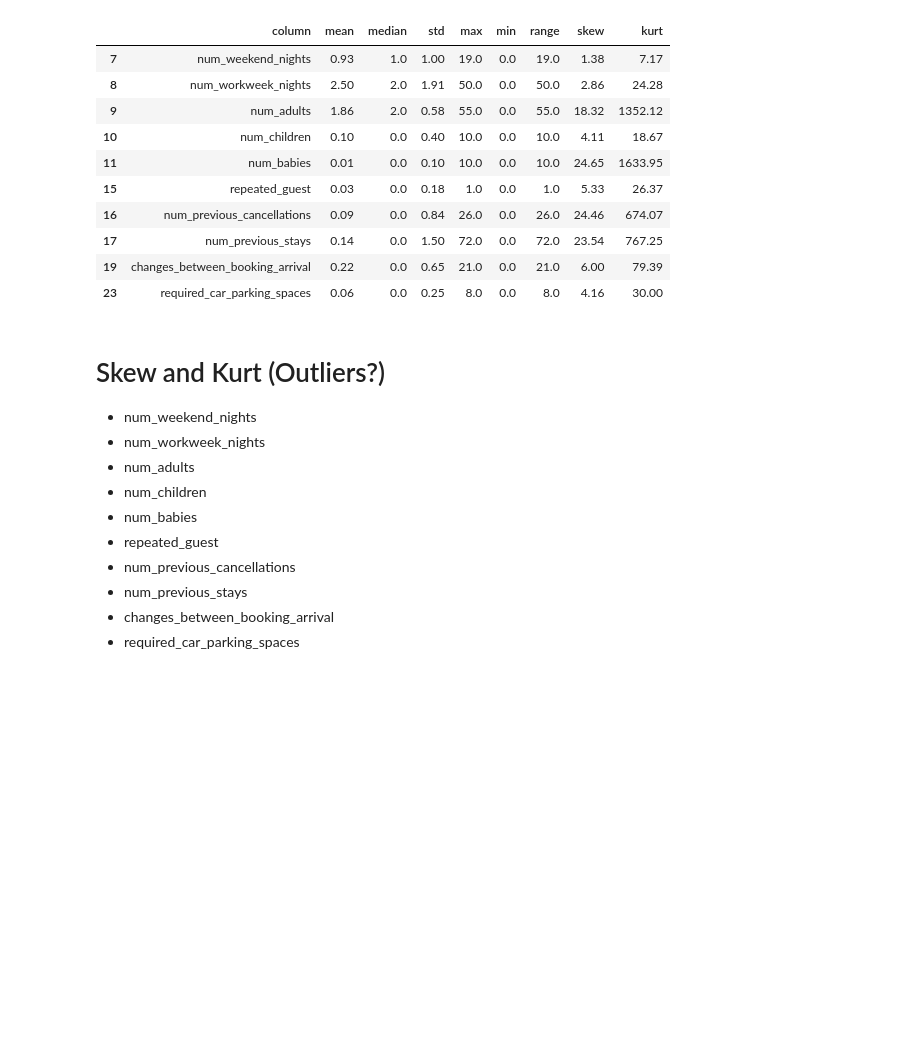
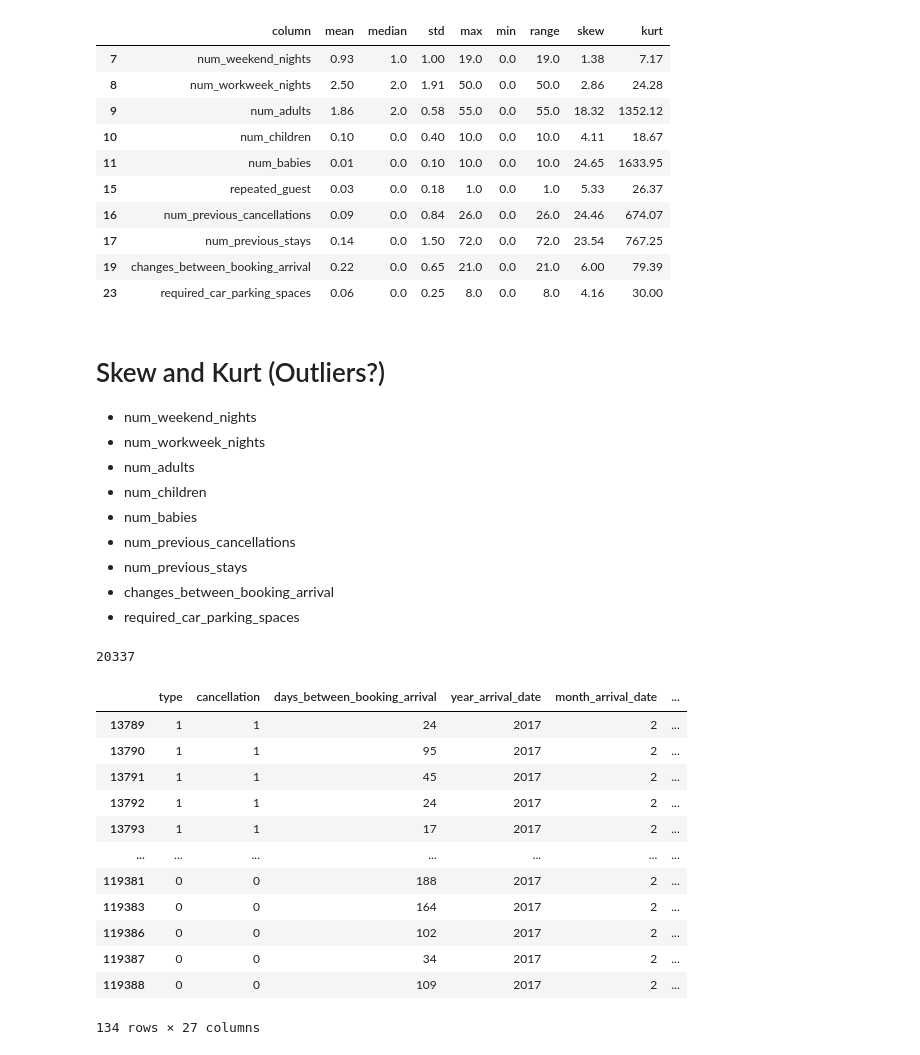
Before and after one commit to danieloda/cancellation_prediction, a Jupyter notebook: cancellation_prediction.ipynb, the cells around one changed output. Drawn from its saved outputs; the diff is of its cells as text; code cells hidden in the pictures; blank space fills up the shorter version.

Commit message:
Initial time series analysis

```diff
--- a/cancellation_prediction.ipynb
+++ b/cancellation_prediction.ipynb
@@ -175,7 +187,6 @@ data_description[(data_description["kurt"] > 3) | (data_description["kurt"] < -3
 - num_adults
 - num_children
 - num_babies
-- repeated_guest
 - num_previous_cancellations
 - num_previous_stays
 - changes_between_booking_arrival
@@ -185,0 +194,22 @@ fig.show()
+# %%
+df[df["year_arrival_date"] == 2016]["cancellation"].sum()
+# %% [output]
+20337
+# %%
+df[(df["year_arrival_date"] == 2017) & (df["month_arrival_date"] == 2) & (df["day_of_month_arrival_date"] == 31)]
+# When trying to create a time series for daily cancellations, found that there are cancellations on february days that dont exist.
+# date 31 in months that end in 30
+# %% [output]
+|  | type | cancellation | days_between_booking_arrival | year_arrival_date | month_arrival_date | ... |
+| 13789 | 1 | 1 | 24 | 2017 | 2 | ... |
+| 13790 | 1 | 1 | 95 | 2017 | 2 | ... |
+| 13791 | 1 | 1 | 45 | 2017 | 2 | ... |
+| 13792 | 1 | 1 | 24 | 2017 | 2 | ... |
+| 13793 | 1 | 1 | 17 | 2017 | 2 | ... |
+| ... | ... | ... | ... | ... | ... | ... |
+| 119381 | 0 | 0 | 188 | 2017 | 2 | ... |
+| 119383 | 0 | 0 | 164 | 2017 | 2 | ... |
+| 119386 | 0 | 0 | 102 | 2017 | 2 | ... |
+| 119387 | 0 | 0 | 34 | 2017 | 2 | ... |
+| 119388 | 0 | 0 | 109 | 2017 | 2 | ... |
+134 rows × 27 columns
```
Also changed, not shown: parts of 6 cells of this notebook.
